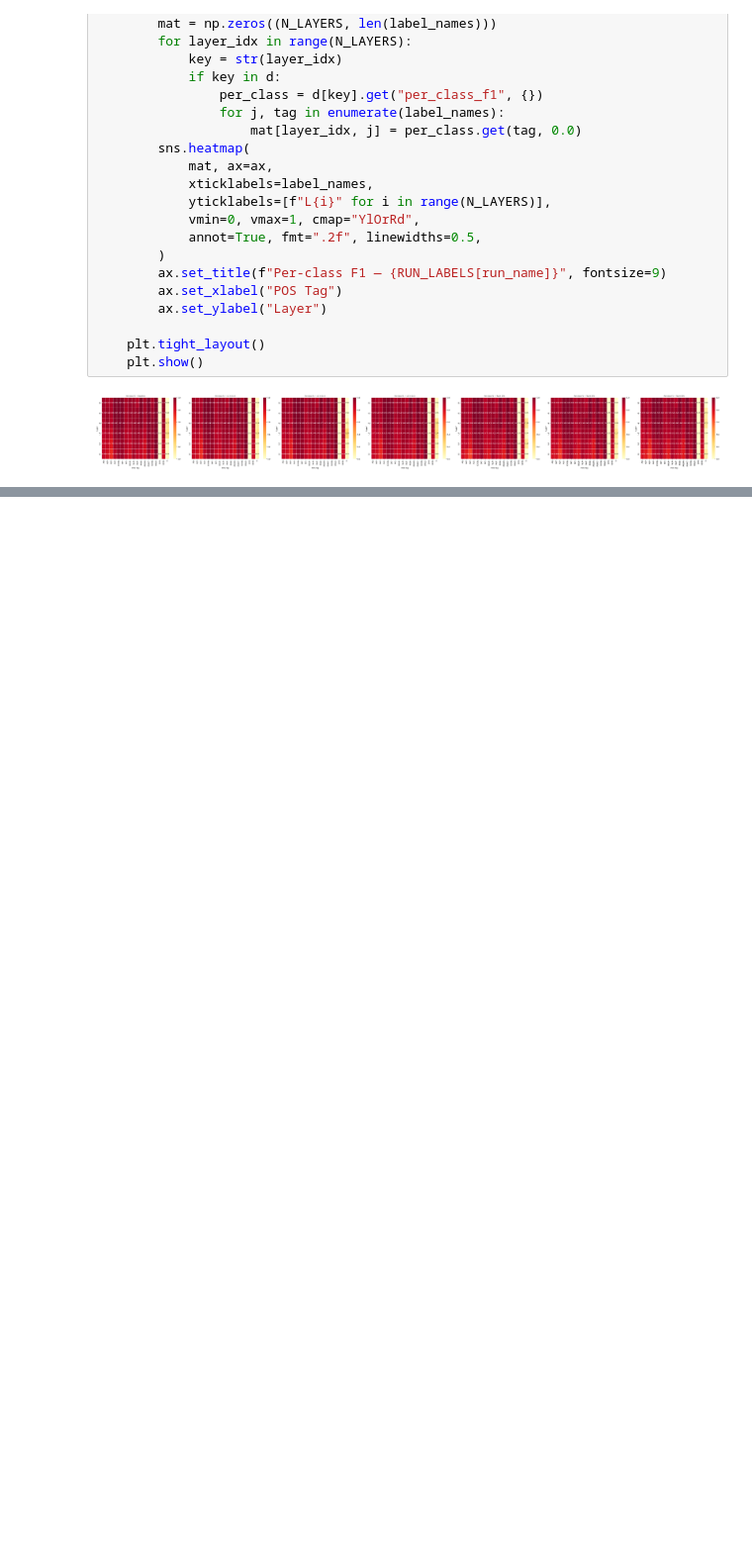
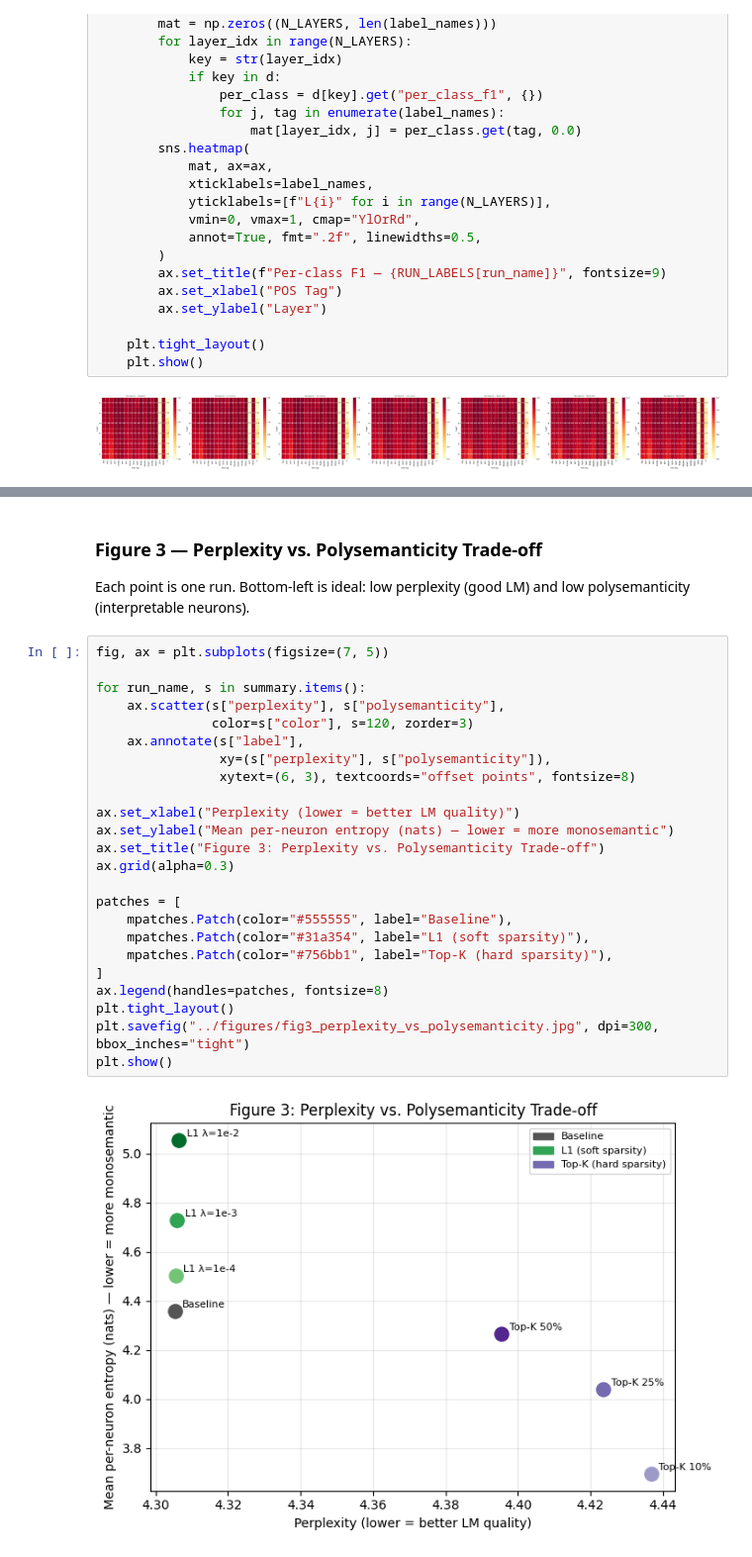
Before and after one commit to hiskuDN/training-time-interpretability, a Jupyter notebook: notebooks/evaluation_expt2.ipynb, the cells around one changed output, grey strips where cells are left out. Shown at 99% size. Cells and saved outputs as stored; diff of their text form; blank space fills up the shorter version.

```diff
--- a/notebooks/evaluation_expt2.ipynb
+++ b/notebooks/evaluation_expt2.ipynb
@@ -645,0 +794,30 @@ if probe_runs:
+# %% [markdown]
+### Figure 3 — Perplexity vs. Polysemanticity Trade-off
+
+Each point is one run. Bottom-left is ideal: low perplexity (good LM) and low polysemanticity (interpretable neurons).
+# %%
+fig, ax = plt.subplots(figsize=(7, 5))
+
+for run_name, s in summary.items():
+    ax.scatter(s["perplexity"], s["polysemanticity"],
+               color=s["color"], s=120, zorder=3)
+    ax.annotate(s["label"],
+                xy=(s["perplexity"], s["polysemanticity"]),
+                xytext=(6, 3), textcoords="offset points", fontsize=8)
+
+ax.set_xlabel("Perplexity (lower = better LM quality)")
+ax.set_ylabel("Mean per-neuron entropy (nats) — lower = more monosemantic")
+ax.set_title("Figure 3: Perplexity vs. Polysemanticity Trade-off")
+ax.grid(alpha=0.3)
+
+patches = [
+    mpatches.Patch(color="#555555", label="Baseline"),
+    mpatches.Patch(color="#31a354", label="L1 (soft sparsity)"),
+    mpatches.Patch(color="#756bb1", label="Top-K (hard sparsity)"),
+]
+ax.legend(handles=patches, fontsize=8)
+plt.tight_layout()
+plt.savefig("../figures/fig3_perplexity_vs_polysemanticity.jpg", dpi=300, bbox_inches="tight")
+plt.show()
+# %% [output]
+[figure, added]
```
Also changed, not shown: parts of 9 cells of this notebook, 5 other files.
